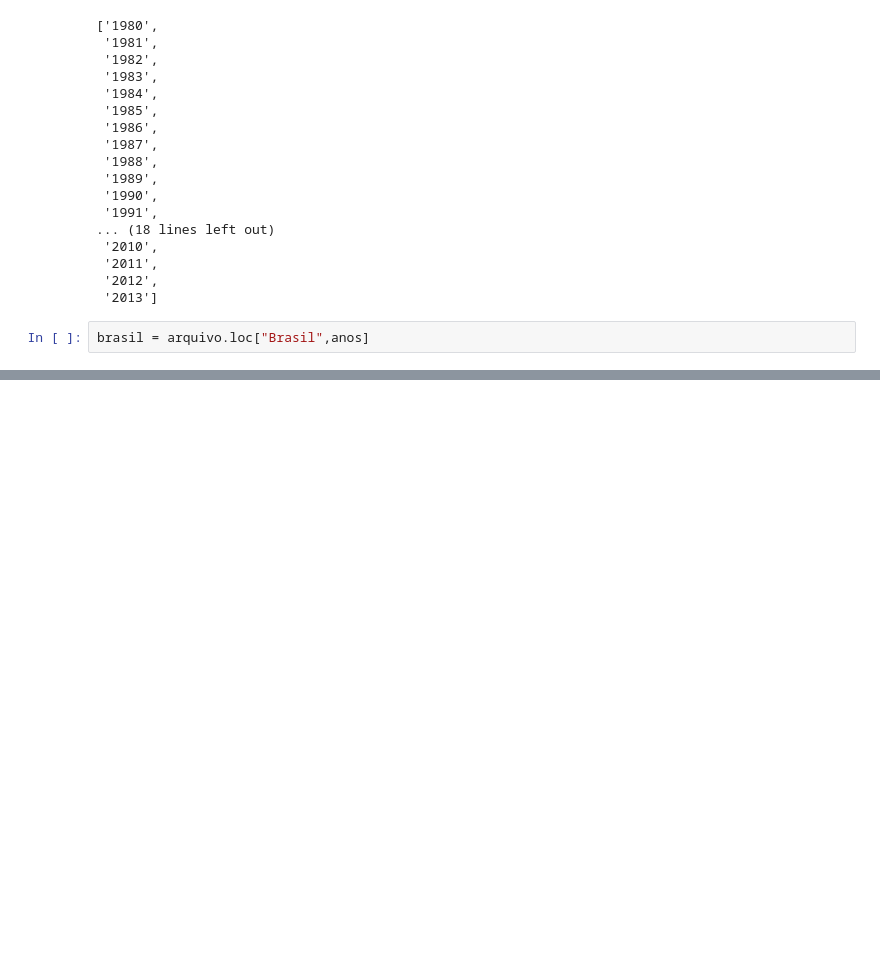
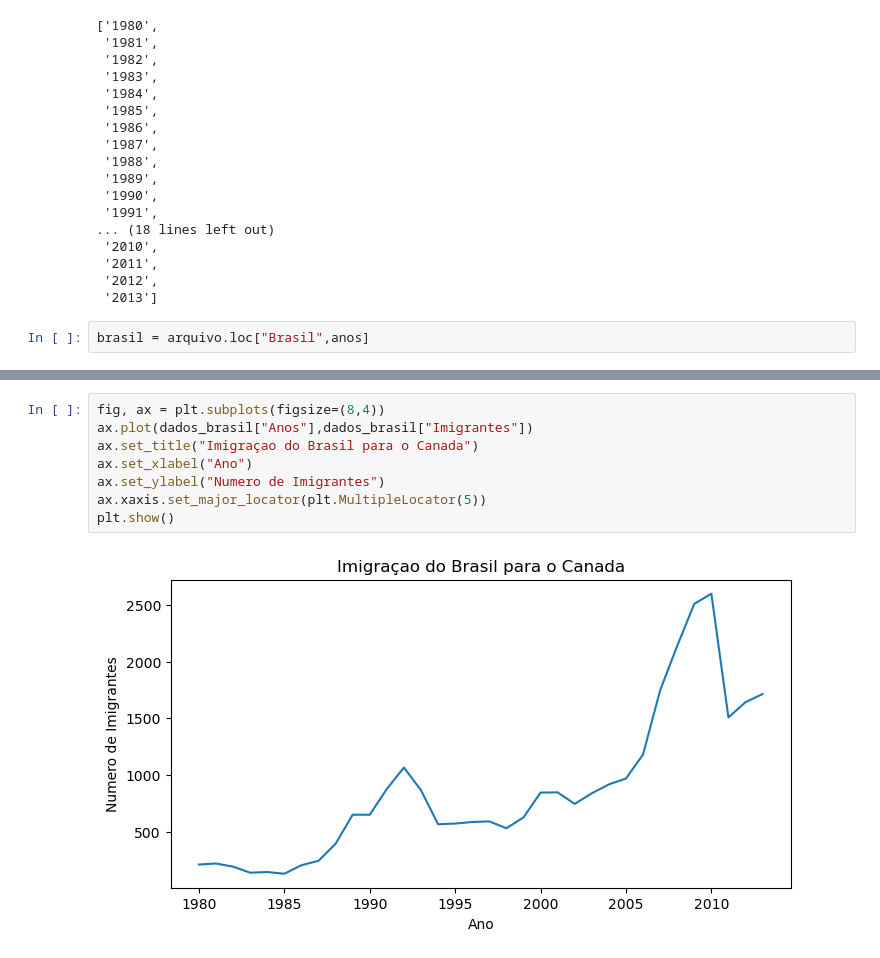
Before and after one commit to scheffler5/Analise-de-Dados, a Jupyter notebook: Analise Imigraçao/Untitled.ipynb, the cells around one changed output, grey strips where cells are left out. Cells and saved outputs as stored; diff of their text form; blank space fills up the shorter version.

```diff
--- a/Analise Imigraçao/Untitled.ipynb
+++ b/Analise Imigraçao/Untitled.ipynb
@@ -86,0 +118,10 @@ brasil_dic = {"Anos" : brasil.index.tolist(), "Imigrantes" : brasil.values.tolis
+# %%
+fig, ax = plt.subplots(figsize=(8,4))
+ax.plot(dados_brasil["Anos"],dados_brasil["Imigrantes"])
+ax.set_title("Imigraçao do Brasil para o Canada")
+ax.set_xlabel("Ano")
+ax.set_ylabel("Numero de Imigrantes")
+ax.xaxis.set_major_locator(plt.MultipleLocator(5))
+plt.show()
+# %% [output]
+[figure, added]
```
Also changed, not shown: parts of 5 cells of this notebook.
